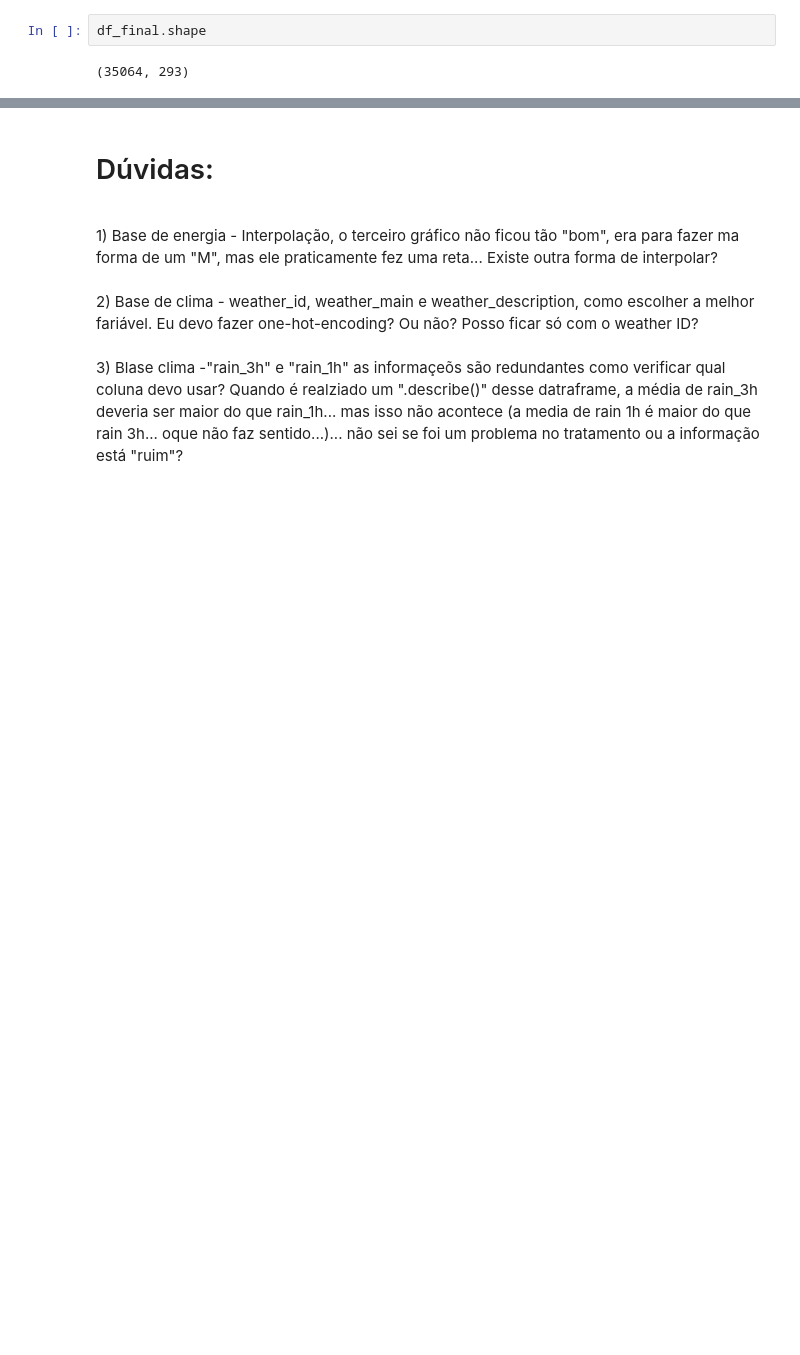
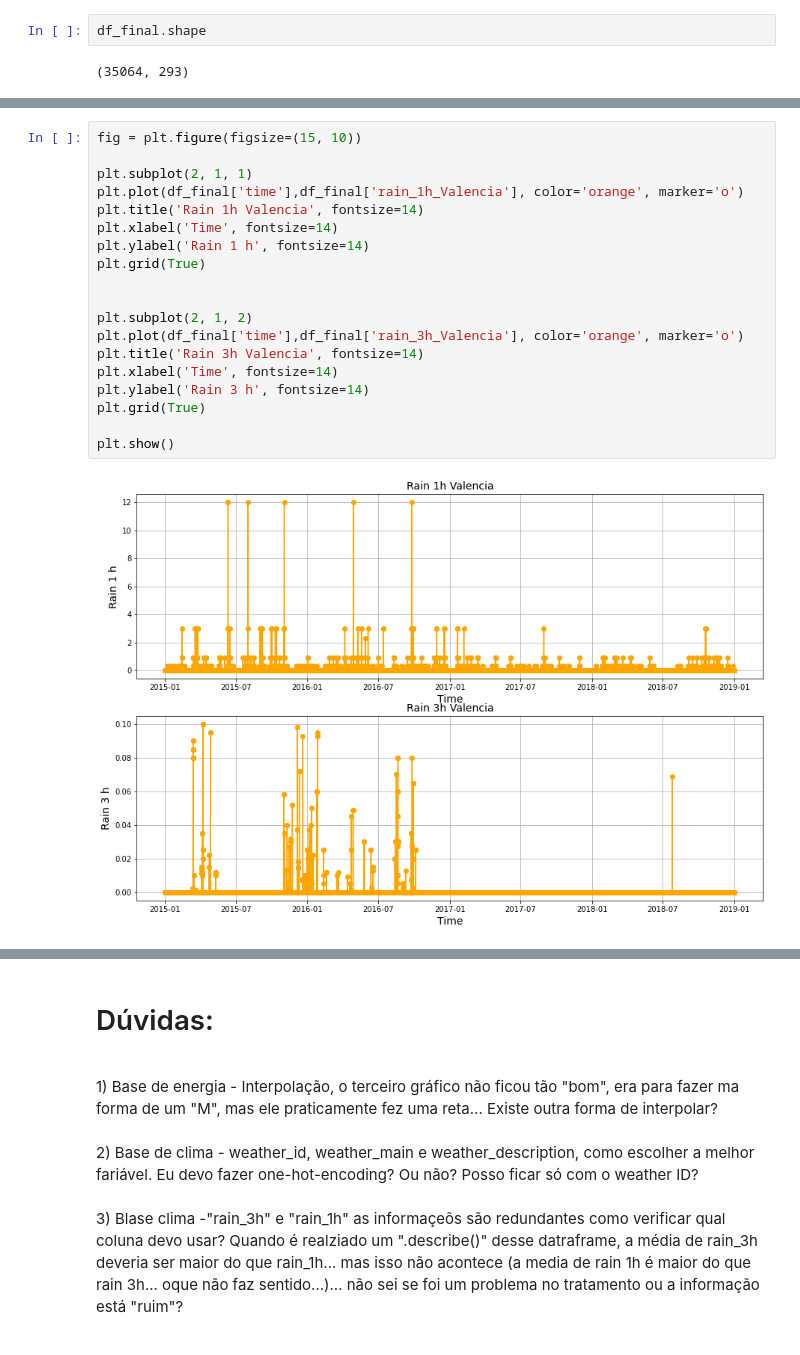
Before and after one commit to secretaria-ICA/Previsao_do_Preco_de_Energia, a Jupyter notebook: TCC_Energia.ipynb, the cells around one changed output, grey strips where cells are left out. Saved outputs shown, nothing was run; the diff lists cells and outputs as text; blank space fills up the shorter version.

Commit message:
Verificando variavel rain_3h e tirando correlacao df_final

```diff
--- a/TCC_Energia.ipynb
+++ b/TCC_Energia.ipynb
@@ -828,0 +844,21 @@ df_final.shape
+# %%
+fig = plt.figure(figsize=(15, 10))
+
+plt.subplot(2, 1, 1)
+plt.plot(df_final['time'],df_final['rain_1h_Valencia'], color='orange', marker='o')
+plt.title('Rain 1h Valencia', fontsize=14)
+plt.xlabel('Time', fontsize=14)
+plt.ylabel('Rain 1 h', fontsize=14)
+plt.grid(True)
+
+
+plt.subplot(2, 1, 2)
+plt.plot(df_final['time'],df_final['rain_3h_Valencia'], color='orange', marker='o')
+plt.title('Rain 3h Valencia', fontsize=14)
+plt.xlabel('Time', fontsize=14)
+plt.ylabel('Rain 3 h', fontsize=14)
+plt.grid(True)
+
+plt.show()
+# %% [output]
+[figure, added]
```
Also changed, not shown: parts of 13 cells of this notebook.
